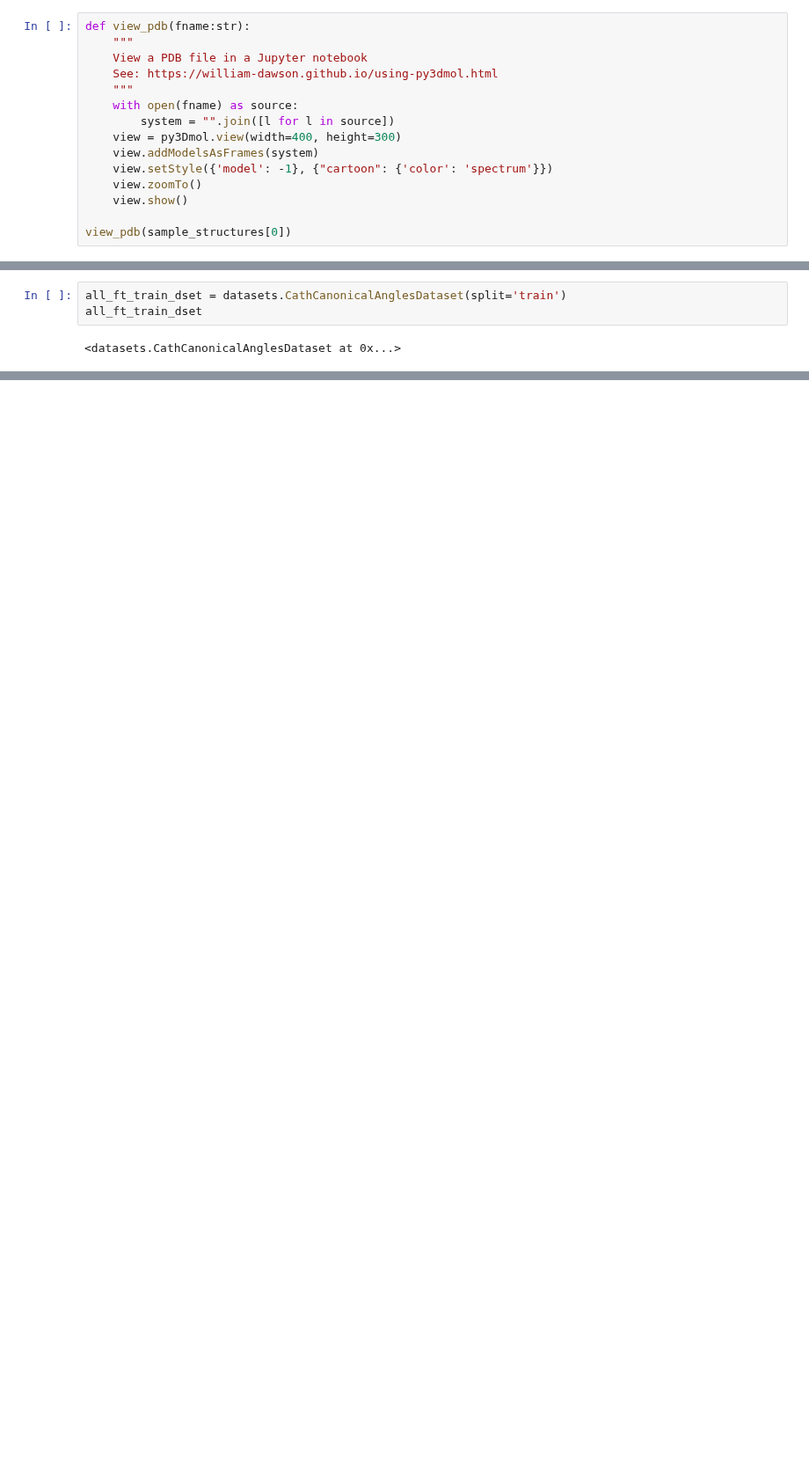
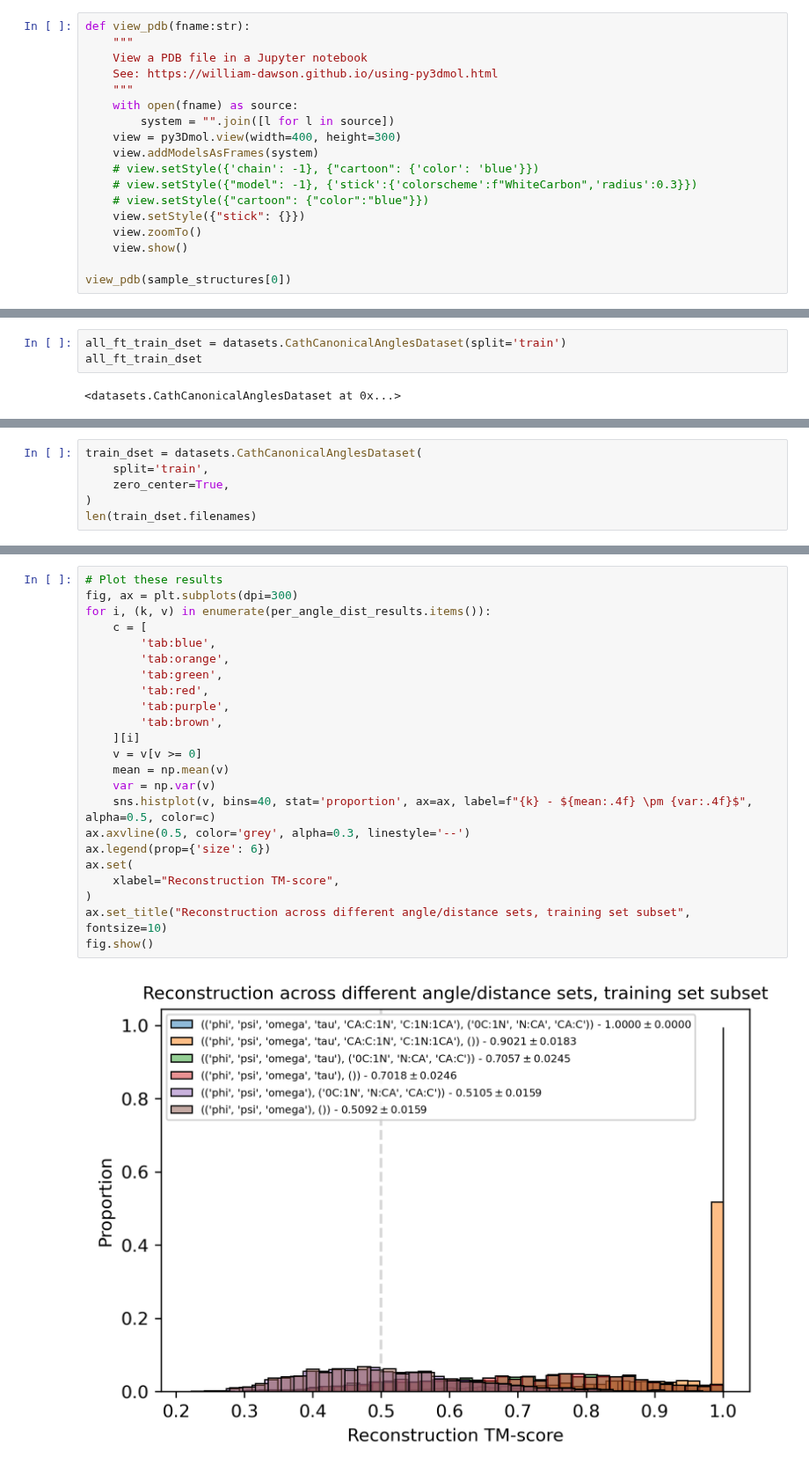
Before and after one commit to microsoft/foldingdiff, a Jupyter notebook: jupyter/requisite_internal_values.ipynb, the cells around one changed output, grey strips where cells are left out. Shown at 88% size. Drawn from its saved outputs; the diff is of its cells as text; blank space fills up the shorter version.

Commit message:
Evaluation of which angles are needed to reconstruct a protein

```diff
--- a/jupyter/requisite_internal_values.ipynb
+++ b/jupyter/requisite_internal_values.ipynb
@@ -44,7 +50,10 @@ def view_pdb(fname:str):
         system = "".join([l for l in source])
     view = py3Dmol.view(width=400, height=300)
     view.addModelsAsFrames(system)
-    view.setStyle({'model': -1}, {"cartoon": {'color': 'spectrum'}})
+    # view.setStyle({'chain': -1}, {"cartoon": {'color': 'blue'}})
+    # view.setStyle({"model": -1}, {'stick':{'colorscheme':f"WhiteCarbon",'radius':0.3}})
+    # view.setStyle({"cartoon": {"color":"blue"}})
+    view.setStyle({"stick": {}})
     view.zoomTo()
     view.show()
 
@@ -100,0 +104,6 @@ TM-score: 0.3595
+# %%
+train_dset = datasets.CathCanonicalAnglesDataset(
+    split='train',
+    zero_center=True,
+)
+len(train_dset.filenames)
@@ -100,0 +166,25 @@ TM-score: 0.3595
+# %%
+# Plot these results
+fig, ax = plt.subplots(dpi=300)
+for i, (k, v) in enumerate(per_angle_dist_results.items()):
+    c = [
+        'tab:blue',
+        'tab:orange',
+        'tab:green',
+        'tab:red',
+        'tab:purple',
+        'tab:brown',
+    ][i]
+    v = v[v >= 0]
+    mean = np.mean(v)
+    var = np.var(v)
+    sns.histplot(v, bins=40, stat='proportion', ax=ax, label=f"{k} - ${mean:.4f} \pm {var:.4f}$", alpha=0.5, color=c)
+ax.axvline(0.5, color='grey', alpha=0.3, linestyle='--')
+ax.legend(prop={'size': 6})
+ax.set(
+    xlabel="Reconstruction TM-score",
+)
+ax.set_title("Reconstruction across different angle/distance sets, training set subset", fontsize=10)
+fig.show()
+# %% [output]
+[figure, added]
```
Also changed, not shown: parts of 5 cells of this notebook.
